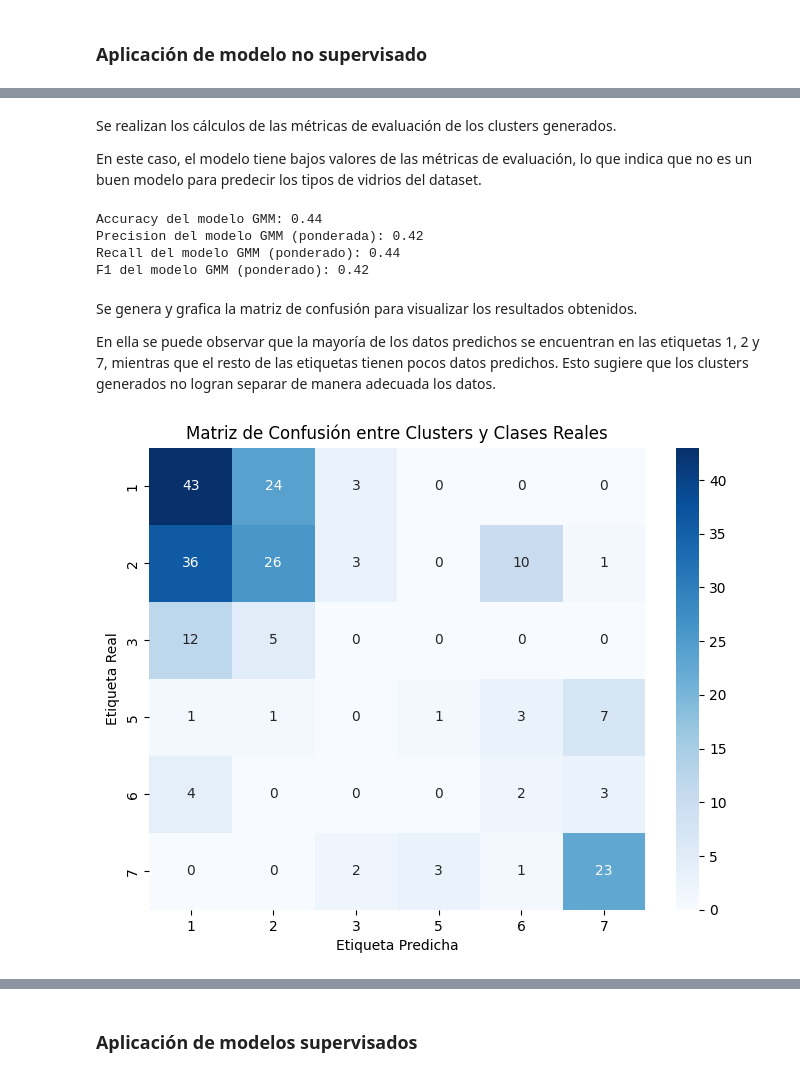
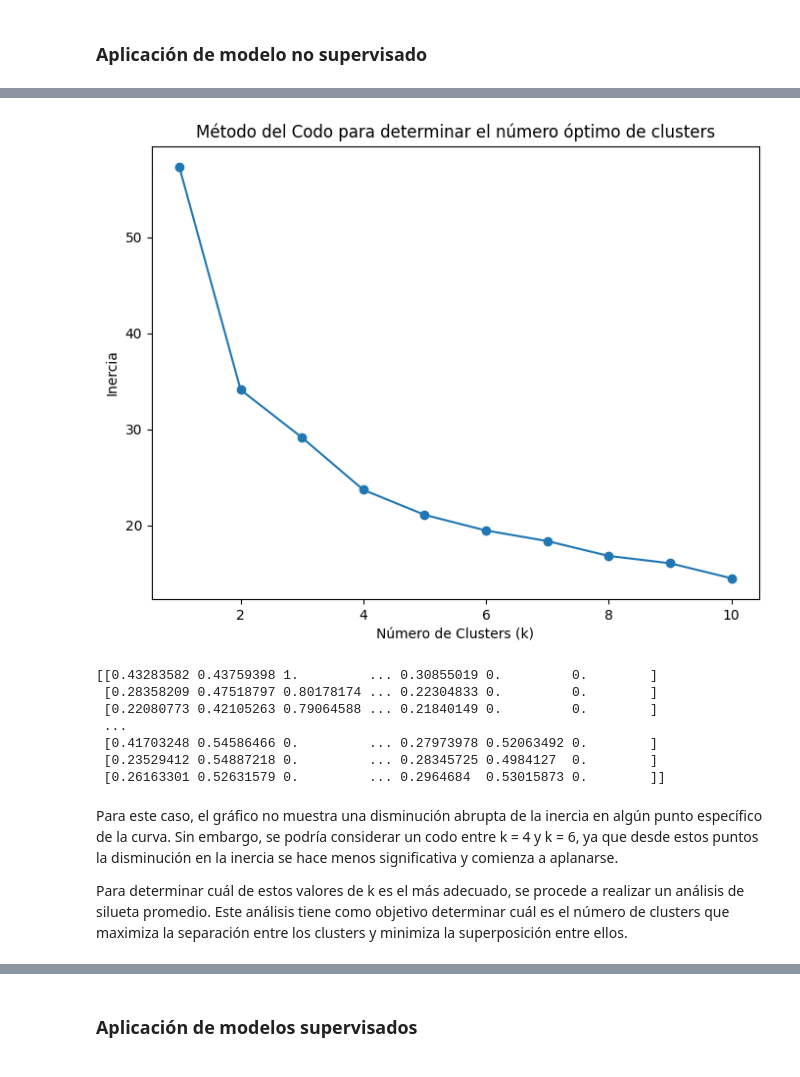
Before and after one commit to gabalvarezmc/MachineLearning_T4, a Jupyter notebook: Trabajo_Final_ML.ipynb, the cells around one changed output, grey strips where cells are left out. Cells and saved outputs as stored; diff of their text form; code cells hidden in the pictures.

Commit message:
Método no supervisado realizado de nuevo

```diff
--- a/Trabajo_Final_ML.ipynb
+++ b/Trabajo_Final_ML.ipynb
@@ -224,8 +216,0 @@ El modelo es entrenado con las columnas independientes y luego se realizan las p
-# %%
-# Se inicializa el modelo de Gaussian Mixture con un número de componentes igual al número de clases en la columna objetivo
-n_classes = 6
-gmm = GaussianMixture(n_components=n_classes, random_state=42)
-# Entrenar el modelo de GMM con las columnas independientes
-gmm.fit(X)
-# Se predicen las etiquetas de los clusters para cada columnas independiente del dataset
-clusters = gmm.predict(X)
@@ -245,40 +217,30 @@ for i, j in zip(row_ind, col_ind):
-# %% [markdown]
-Se realizan los cálculos de las métricas de evaluación de los clusters generados.
-
-En este caso, el modelo tiene bajos valores de las métricas de evaluación, lo que indica que no es un buen modelo para predecir los tipos de vidrios del dataset.
-# %%
-# Se calcula el accuracy, precision, recall y puntaje f1 entre las etiquetas ajustadas de los clusters y las etiquetas reales de la columna objetivo
-accuracy = accuracy_score(y_encoded, new_clusters)
-precision = precision_score(y_encoded, new_clusters, average='weighted')
-recall = recall_score(y_encoded, new_clusters, average='weighted')
-f1 = f1_score(y_encoded, new_clusters, average='weighted')
-
-# Se muestran las métricas de evaluación
-print(f"Accuracy del modelo GMM: {accuracy:.2f}")
-print(f"Precision del modelo GMM (ponderada): {precision:.2f}")
-print(f"Recall del modelo GMM (ponderado): {recall:.2f}")
-print(f"F1 del modelo GMM (ponderado): {f1:.2f}")
-# %% [output]
-Accuracy del modelo GMM: 0.44
-Precision del modelo GMM (ponderada): 0.42
-Recall del modelo GMM (ponderado): 0.44
-F1 del modelo GMM (ponderado): 0.42
-# %% [markdown]
-Se genera y grafica la matriz de confusión para visualizar los resultados obtenidos.
-
-En ella se puede observar que la mayoría de los datos predichos se encuentran en las etiquetas 1, 2 y 7, mientras que el resto de las etiquetas tienen pocos datos predichos. Esto sugiere que los clusters generados no logran separar de manera adecuada los datos.
-# %%
-# Se crea una matriz de confusión entre las etiquetas reales y las etiquetas ajustadas de los clusters
-cm = confusion_matrix(y_encoded, new_clusters)
-
-# Se crea una visualización de la matriz de confusión utilizando sns.heatmap
-plt.figure(figsize=(8, 6))
-sns.heatmap(cm, annot=True, fmt="d", cmap="Blues", xticklabels=label_encoder.classes_, yticklabels=label_encoder.classes_)
-
-# Se añaden etiquetas y títulos para una mejor comprensión
-plt.title("Matriz de Confusión entre Clusters y Clases Reales")
-plt.xlabel("Etiqueta Predicha")
-plt.ylabel("Etiqueta Real")
-plt.show()
-# %% [output]
-[figure, removed]
+# %%
+# Se definen las cantidad de clusters a evaluar. En este caso se evaluarán desde 1 hasta 10 clusters
+k_range = range(1, 11)
+inertia = []
+# Se calcula el valor de inercia para cada valor de k inicializando y ajustando el modelo KMeans
+for k in k_range:
+    kmeans = KMeans(n_clusters=k, random_state=100)
+    kmeans.fit(X)
+    inertia.append(kmeans.inertia_)
+    labels = kmeans.labels_
+# Se grafica el número de clusters vs el coeficiente de silueta
+plt.figure(figsize=(8, 6))
+plt.plot(k_range, inertia, marker='o')
+plt.title('Método del Codo para determinar el número óptimo de clusters')
+plt.xlabel('Número de Clusters (k)')
+plt.ylabel('Inercia')
+plt.show()
+# %% [output]
+[figure, added]
+[[0.43283582 0.43759398 1.         ... 0.30855019 0.         0.        ]
+ [0.28358209 0.47518797 0.80178174 ... 0.22304833 0.         0.        ]
+ [0.22080773 0.42105263 0.79064588 ... 0.21840149 0.         0.        ]
+ ...
+ [0.41703248 0.54586466 0.         ... 0.27973978 0.52063492 0.        ]
+ [0.23529412 0.54887218 0.         ... 0.28345725 0.4984127  0.        ]
+ [0.26163301 0.52631579 0.         ... 0.2964684  0.53015873 0.        ]]
+# %% [markdown]
+Para este caso, el gráfico no muestra una disminución abrupta de la inercia en algún punto específico de la curva. Sin embargo, se podría considerar un codo entre k = 4 y k = 6, ya que desde estos puntos la disminución en la inercia se hace menos significativa y comienza a aplanarse.
+
+Para determinar cuál de estos valores de k es el más adecuado, se procede a realizar un análisis de silueta promedio. Este análisis tiene como objetivo determinar cuál es el número de clusters que maximiza la separación entre los clusters y minimiza la superposición entre ellos.
```
Also changed, not shown: parts of 20 cells of this notebook.
